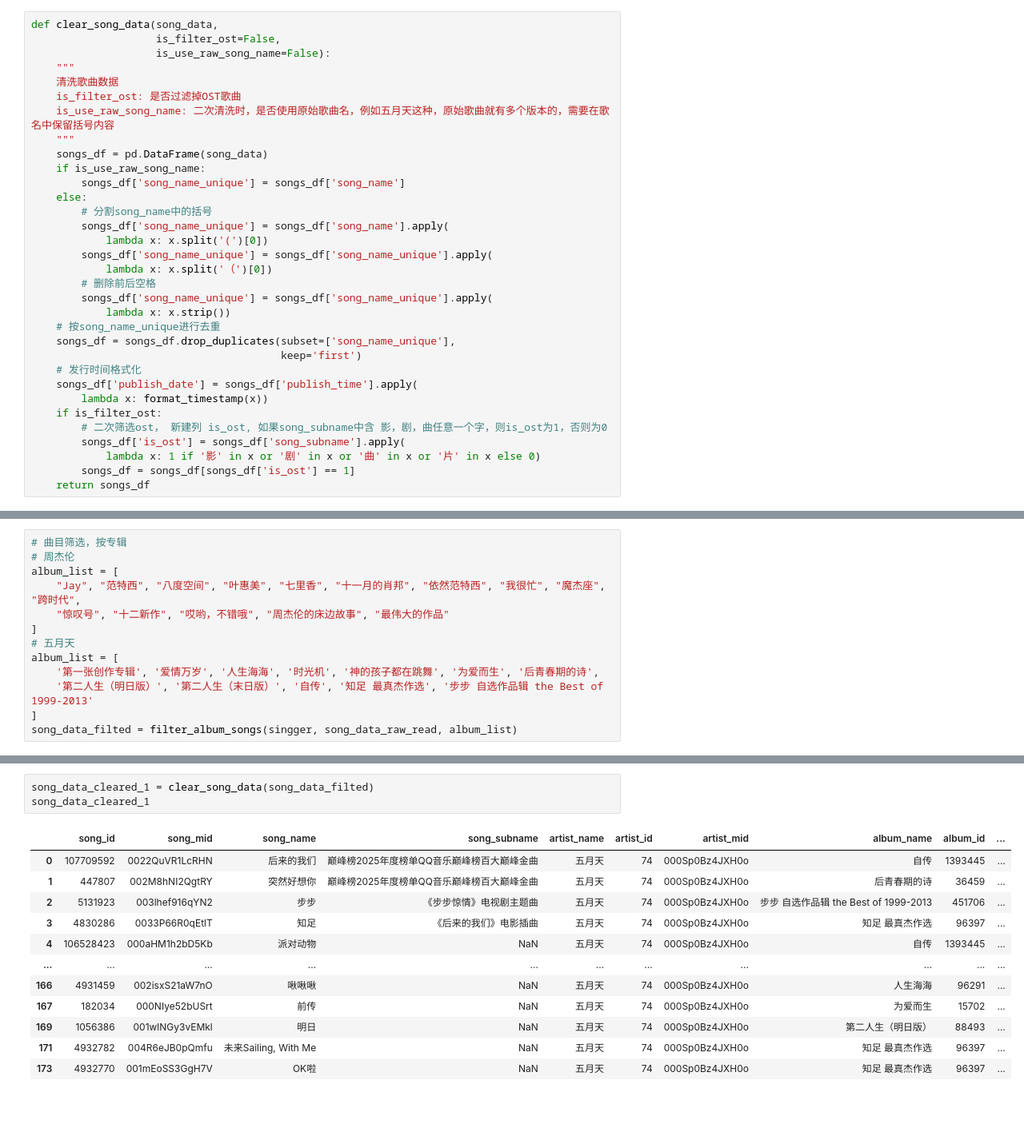
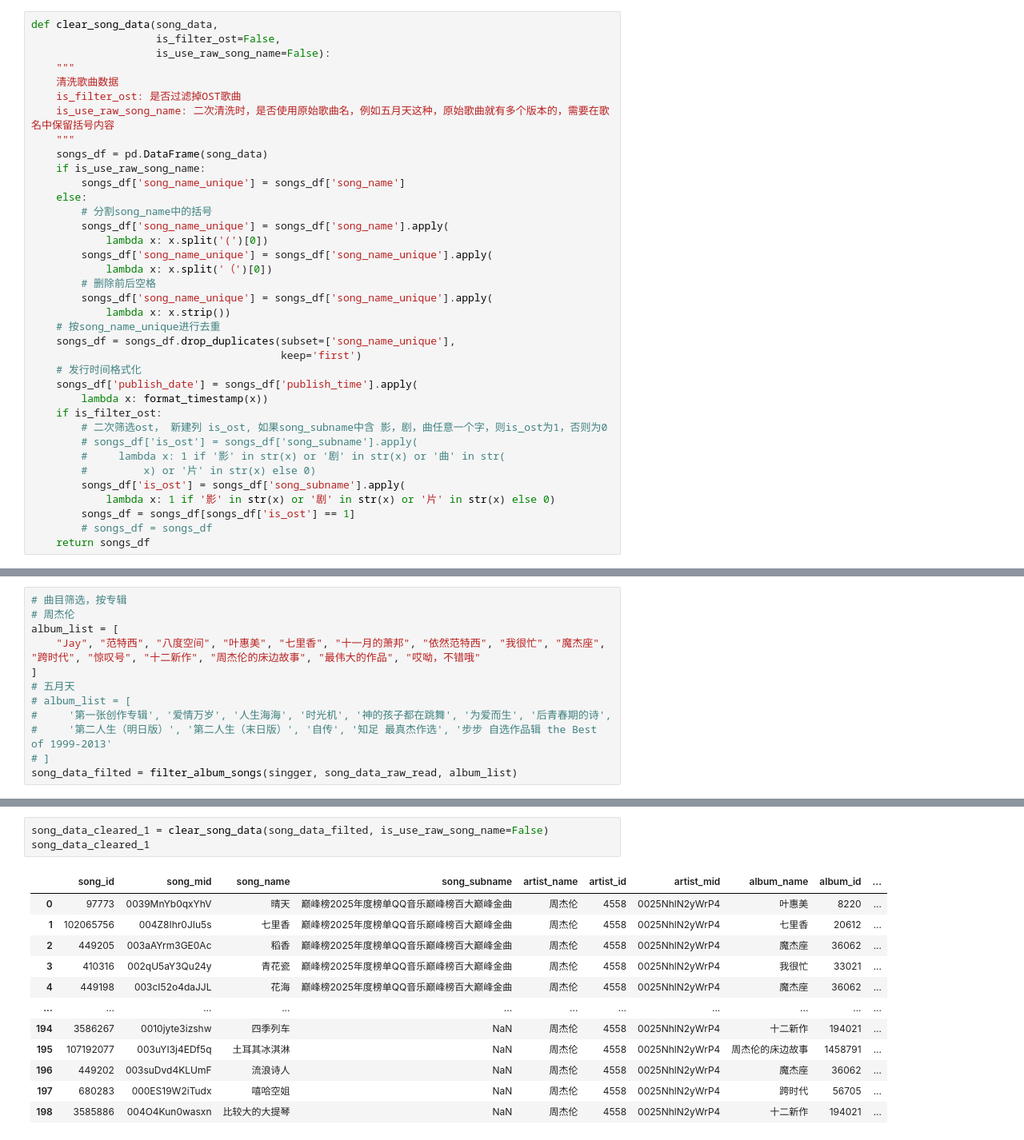
Before and after one commit to Kofi-W/net_charts, a Jupyter notebook: songs/data_crawler_qq.ipynb, the cells around one changed output, grey strips where cells are left out. Shown at 80% size. Drawn from its saved outputs; the diff is of its cells as text; blank space fills up the shorter version.

```diff
--- a/songs/data_crawler_qq.ipynb
+++ b/songs/data_crawler_qq.ipynb
@@ -199,9 +202,13 @@ def clear_song_data(song_data,
         lambda x: format_timestamp(x))
     if is_filter_ost:
         # 二次筛选ost， 新建列 is_ost, 如果song_subname中含 影，剧，曲任意一个字，则is_ost为1，否则为0
+        # songs_df['is_ost'] = songs_df['song_subname'].apply(
+        #     lambda x: 1 if '影' in str(x) or '剧' in str(x) or '曲' in str(
+        #         x) or '片' in str(x) else 0)
         songs_df['is_ost'] = songs_df['song_subname'].apply(
-            lambda x: 1 if '影' in x or '剧' in x or '曲' in x or '片' in x else 0)
+            lambda x: 1 if '影' in str(x) or '剧' in str(x) or '片' in str(x) else 0)
         songs_df = songs_df[songs_df['is_ost'] == 1]
+        # songs_df = songs_df
     return songs_df
 # %% [markdown]
 ## 专辑信息清洗
@@ -549,14 +2160,13 @@ song_data_raw_read = df_song_data_raw_read.to_dict(orient='records')
 # 曲目筛选，按专辑
 # 周杰伦
 album_list = [
-    "Jay", "范特西", "八度空间", "叶惠美", "七里香", "十一月的肖邦", "依然范特西", "我很忙", "魔杰座", "跨时代",
-    "惊叹号", "十二新作", "哎哟，不错哦", "周杰伦的床边故事", "最伟大的作品"
+    "Jay", "范特西", "八度空间", "叶惠美", "七里香", "十一月的萧邦", "依然范特西", "我很忙", "魔杰座", "跨时代", "惊叹号", "十二新作", "周杰伦的床边故事", "最伟大的作品", "哎呦，不错哦"
 ]
 # 五月天
-album_list = [
-    '第一张创作专辑', '爱情万岁', '人生海海', '时光机', '神的孩子都在跳舞', '为爱而生', '后青春期的诗',
-    '第二人生（明日版）', '第二人生（末日版）', '自传', '知足 最真杰作选', '步步 自选作品辑 the Best of 1999-2013'
-]
+# album_list = [
+#     '第一张创作专辑', '爱情万岁', '人生海海', '时光机', '神的孩子都在跳舞', '为爱而生', '后青春期的诗',
+#     '第二人生（明日版）', '第二人生（末日版）', '自传', '知足 最真杰作选', '步步 自选作品辑 the Best of 1999-2013'
+# ]
 song_data_filted = filter_album_songs(singger, song_data_raw_read, album_list)
 # %%
 len(song_data_filted)
@@ -566,18 +2176,18 @@ len(song_data_filted)
 ### 数据验证
 检查专辑中歌曲是否存在缺失，将缺失歌曲的数据手工添加到song_data_filted中
 # %%
-song_data_cleared_1 = clear_song_data(song_data_filted)
+song_data_cleared_1 = clear_song_data(song_data_filted, is_use_raw_song_name=False)
 song_data_cleared_1
 # %% [output]
 |  | song_id | song_mid | song_name | song_subname | artist_name | artist_id | artist_mid | album_name | album_id | ... |
-| 0 | 107709592 | 0022QuVR1LcRHN | 后来的我们 | 巅峰榜2025年度榜单QQ音乐巅峰榜百大巅峰金曲 | 五月天 | 74 | 000Sp0Bz4JXH0o | 自传 | 1393445 | ... |
-| 1 | 447807 | 002M8hNI2QgtRY | 突然好想你 | 巅峰榜2025年度榜单QQ音乐巅峰榜百大巅峰金曲 | 五月天 | 74 | 000Sp0Bz4JXH0o | 后青春期的诗 | 36459 | ... |
-| 2 | 5131923 | 003lhef916qYN2 | 步步 | 《步步惊情》电视剧主题曲 | 五月天 | 74 | 000Sp0Bz4JXH0o | 步步 自选作品辑 the Best of 1999-2013 | 451706 | ... |
-| 3 | 4830286 | 0033P66R0qEtlT | 知足 | 《后来的我们》电影插曲 | 五月天 | 74 | 000Sp0Bz4JXH0o | 知足 最真杰作选 | 96397 | ... |
-| 4 | 106528423 | 000aHM1h2bD5Kb | 派对动物 | NaN | 五月天 | 74 | 000Sp0Bz4JXH0o | 自传 | 1393445 | ... |
+| 0 | 97773 | 0039MnYb0qxYhV | 晴天 | 巅峰榜2025年度榜单QQ音乐巅峰榜百大巅峰金曲 | 周杰伦 | 4558 | 0025NhlN2yWrP4 | 叶惠美 | 8220 | ... |
+| 1 | 102065756 | 004Z8Ihr0JIu5s | 七里香 | 巅峰榜2025年度榜单QQ音乐巅峰榜百大巅峰金曲 | 周杰伦 | 4558 | 0025NhlN2yWrP4 | 七里香 | 20612 | ... |
+| 2 | 449205 | 003aAYrm3GE0Ac | 稻香 | 巅峰榜2025年度榜单QQ音乐巅峰榜百大巅峰金曲 | 周杰伦 | 4558 | 0025NhlN2yWrP4 | 魔杰座 | 36062 | ... |
+| 3 | 410316 | 002qU5aY3Qu24y | 青花瓷 | 巅峰榜2025年度榜单QQ音乐巅峰榜百大巅峰金曲 | 周杰伦 | 4558 | 0025NhlN2yWrP4 | 我很忙 | 33021 | ... |
+| 4 | 449198 | 003cI52o4daJJL | 花海 | 巅峰榜2025年度榜单QQ音乐巅峰榜百大巅峰金曲 | 周杰伦 | 4558 | 0025NhlN2yWrP4 | 魔杰座 | 36062 | ... |
 | ... | ... | ... | ... | ... | ... | ... | ... | ... | ... | ... |
-| 166 | 4931459 | 002isxS21aW7nO | 啾啾啾 | NaN | 五月天 | 74 | 000Sp0Bz4JXH0o | 人生海海 | 96291 | ... |
-| 167 | 182034 | 000NIye52bUSrt | 前传 | NaN | 五月天 | 74 | 000Sp0Bz4JXH0o | 为爱而生 | 15702 | ... |
-| 169 | 1056386 | 001wlNGy3vEMkl | 明日 | NaN | 五月天 | 74 | 000Sp0Bz4JXH0o | 第二人生（明日版） | 88493 | ... |
-| 171 | 4932782 | 004R6eJB0pQmfu | 未来Sailing, With Me | NaN | 五月天 | 74 | 000Sp0Bz4JXH0o | 知足 最真杰作选 | 96397 | ... |
-| 173 | 4932770 | 001mEoSS3GgH7V | OK啦 | NaN | 五月天 | 74 | 000Sp0Bz4JXH0o | 知足 最真杰作选 | 96397 | ... |
+| 194 | 3586267 | 0010jyte3izshw | 四季列车 | NaN | 周杰伦 | 4558 | 0025NhlN2yWrP4 | 十二新作 | 194021 | ... |
+| 195 | 107192077 | 003uYI3j4EDf5q | 土耳其冰淇淋 | NaN | 周杰伦 | 4558 | 0025NhlN2yWrP4 | 周杰伦的床边故事 | 1458791 | ... |
+| 196 | 449202 | 003suDvd4KLUmF | 流浪诗人 | NaN | 周杰伦 | 4558 | 0025NhlN2yWrP4 | 魔杰座 | 36062 | ... |
+| 197 | 680283 | 000ES19W2iTudx | 嘻哈空姐 | NaN | 周杰伦 | 4558 | 0025NhlN2yWrP4 | 跨时代 | 56705 | ... |
+| 198 | 3585886 | 004O4Kun0wasxn | 比较大的大提琴 | NaN | 周杰伦 | 4558 | 0025NhlN2yWrP4 | 十二新作 | 194021 | ... |
```
Also changed, not shown: parts of 60 cells of this notebook, 31 other files.
